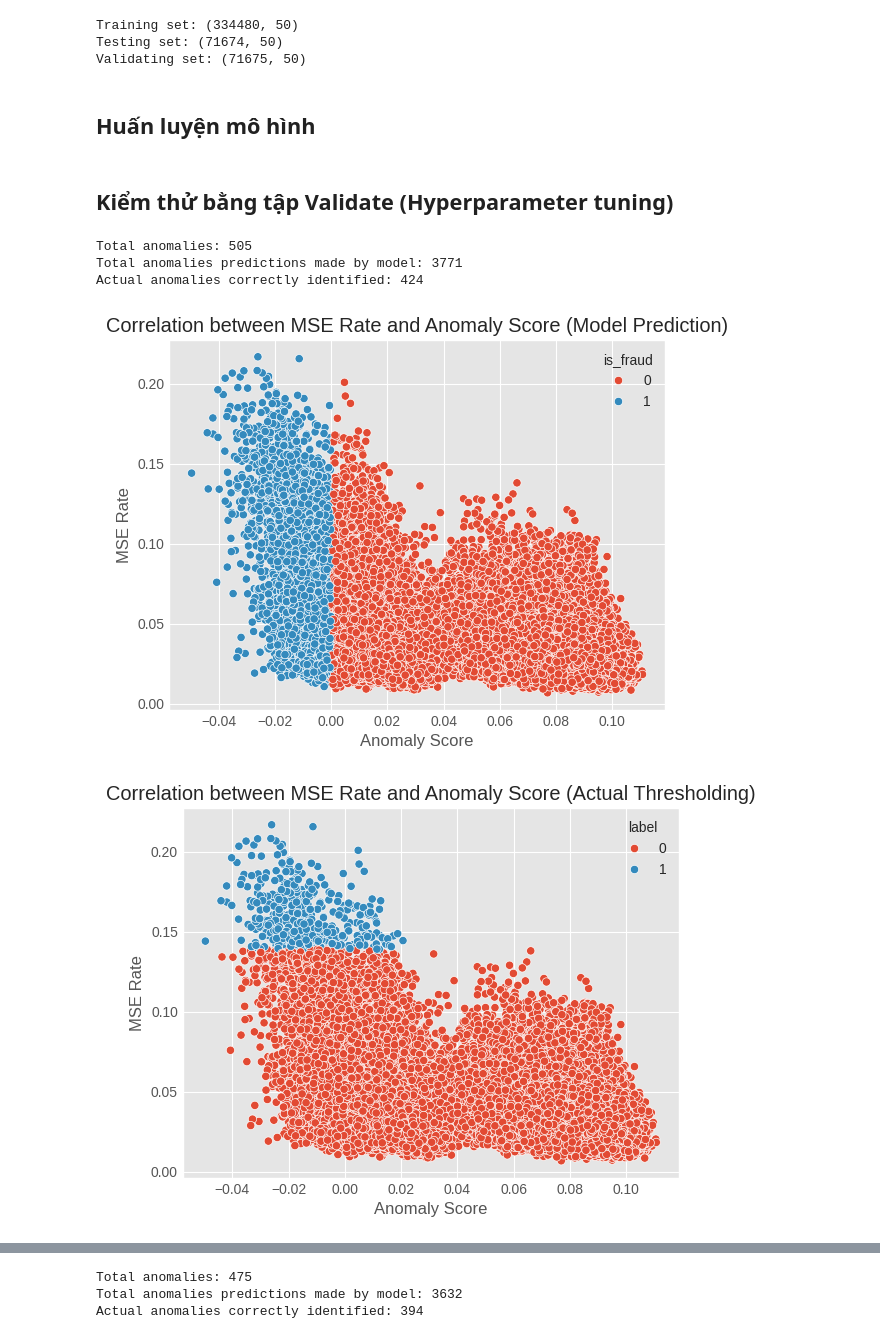
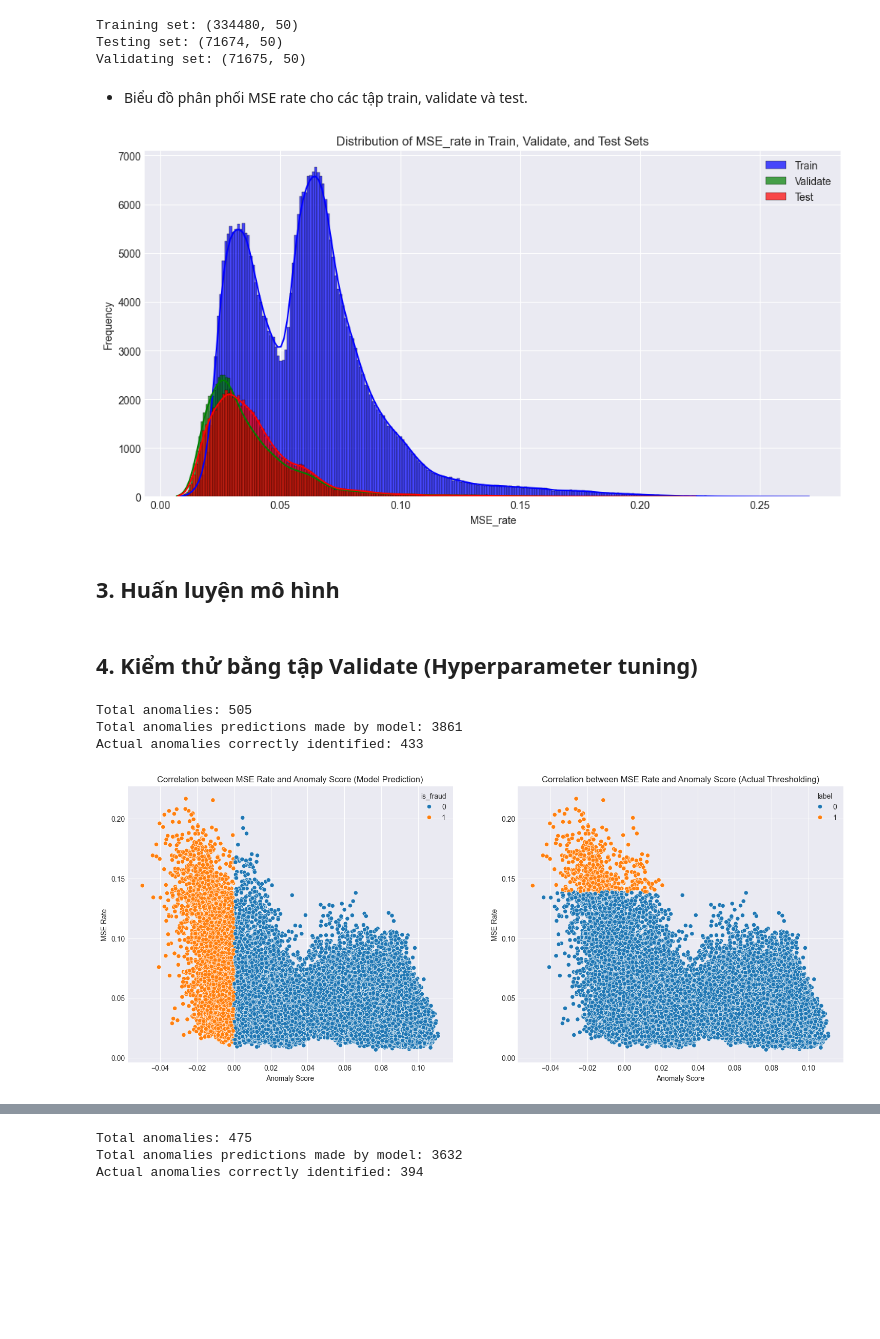
Before and after one commit to WindyDay-Port/Fraud-Detection, a Jupyter notebook: Notebooks/UnsupervisedEnsemble.ipynb, the cells around one changed output, grey strips where cells are left out. Drawn from its saved outputs; the diff is of its cells as text; code cells hidden in the pictures; blank space fills up the shorter version.

```diff
--- a/Notebooks/UnsupervisedEnsemble.ipynb
+++ b/Notebooks/UnsupervisedEnsemble.ipynb
@@ -6,6 +6,6 @@ import pandas as pd
 import seaborn as sns
 import matplotlib.pyplot as plt
 # %%
-X_mse = pd.read_csv('/home/windyday/DSproject/data/X_mse.csv')
+X_mse = pd.read_csv('../csv/X_mse.csv')
 # %%
 def boxplot_drawing(dataframe: object,
@@ -76,8 +66,39 @@ print(f"Validating set: {X_test_mse_features.shape}")
 Training set: (334480, 50)
 Testing set: (71674, 50)
 Validating set: (71675, 50)
+# %% [markdown]
+- Biểu đồ phân phối MSE rate cho các tập train, validate và test.
+# %%
+plt.figure(figsize=(12, 6))
+sns.histplot(data=X_train_mse_features,
+             x='MSE_rate',
+             color='blue',
+             label='Train',
+             kde=True,
+             alpha=0.7)
+
+sns.histplot(data=X_validate_mse_features,
+             x='MSE_rate',
+             color='green',
+             label='Validate',
+             kde=True,
+             alpha=0.7)
+
+sns.histplot(data=X_test_mse_features,
+             x='MSE_rate',
+             color='red',
+             label='Test',
+             kde=True,
+             alpha=0.7)
+
+plt.legend()
+plt.title('Distribution of MSE_rate in Train, Validate, and Test Sets')
+plt.xlabel('MSE_rate')
+plt.ylabel('Frequency');
+# %% [output]
+[figure, added]
 # %% [markdown]
-## Huấn luyện mô hình
+## **3. Huấn luyện mô hình**
 # %%
 from sklearn.ensemble import IsolationForest
 
@@ -97,7 +118,7 @@ validate_predictions = isolation_forest.predict(X_validate_mse_features)
 validate_anomaly_scores = isolation_forest.decision_function(X_validate_mse_features)
 validate_fraud_labels = (validate_predictions == -1).astype(int)
 # %% [markdown]
-## Kiểm thử bằng tập Validate (Hyperparameter tuning)
+## **4. Kiểm thử bằng tập Validate (Hyperparameter tuning)**
 # %%
 forest_results = pd.concat([pd.DataFrame(validate_predictions, columns=['predict']),
                             pd.DataFrame(validate_anomaly_scores, columns=['anomaly_score']),
@@ -111,23 +132,28 @@ print(f"Total anomalies predictions made by model: {len(validate_forest.query('i
 print(f"Actual anomalies correctly identified: {len(validate_forest.query('is_fraud == 1 and MSE_rate > 0.138881922'))}")
 # %% [output]
 Total anomalies: 505
-Total anomalies predictions made by model: 3771
-Actual anomalies correctly identified: 424
+Total anomalies predictions made by model: 3861
+Actual anomalies correctly identified: 433
 # %%
-plt.style.use('ggplot')
-sns.scatterplot(x=validate_forest['anomaly_score'], y=validate_forest['MSE_rate'], data=validate_forest, hue=validate_forest['is_fraud'])
-plt.title('Correlation between MSE Rate and Anomaly Score (Model Prediction)')
-plt.xlabel('Anomaly Score')
-plt.ylabel('MSE Rate')
-plt.show()
+fig, ax = plt.subplots(1, 2, figsize=(18, 7))
 
-plt.style.use('ggplot')
-sns.scatterplot(x=validate_forest['anomaly_score'], y=validate_forest['MSE_rate'], data=validate_forest, hue=validate_forest['label'])
-plt.title('Correlation between MSE Rate and Anomaly Score (Actual Thresholding)')
-plt.xlabel('Anomaly Score')
-plt.ylabel('MSE Rate')
-plt.show()
+sns.scatterplot(data=validate_forest,
+                  x=validate_forest['anomaly_score'],
+                  y=validate_forest['MSE_rate'],
+                  hue=validate_forest['is_fraud'],
+                  ax=ax[0])
+ax[0].set(title='Correlation between MSE Rate and Anomaly Score (Model Prediction)',
+          xlabel='Anomaly Score',
+          ylabel='MSE Rate')
+
+sns.scatterplot(data=validate_forest,
+                  x=validate_forest['anomaly_score'],
+                  y=validate_forest['MSE_rate'],
+                  hue=validate_forest['label'],
+                  ax=ax[1])
+ax[1].set(title='Correlation between MSE Rate and Anomaly Score (Actual Thresholding)',
+          xlabel='Anomaly Score',
+          ylabel='MSE Rate');
 # %% [output]
-[figure, old version]
+[figure, new version]
-[figure, removed]
 # %% [markdown]
```
Also changed, not shown: parts of 25 cells of this notebook, 13 other files.
